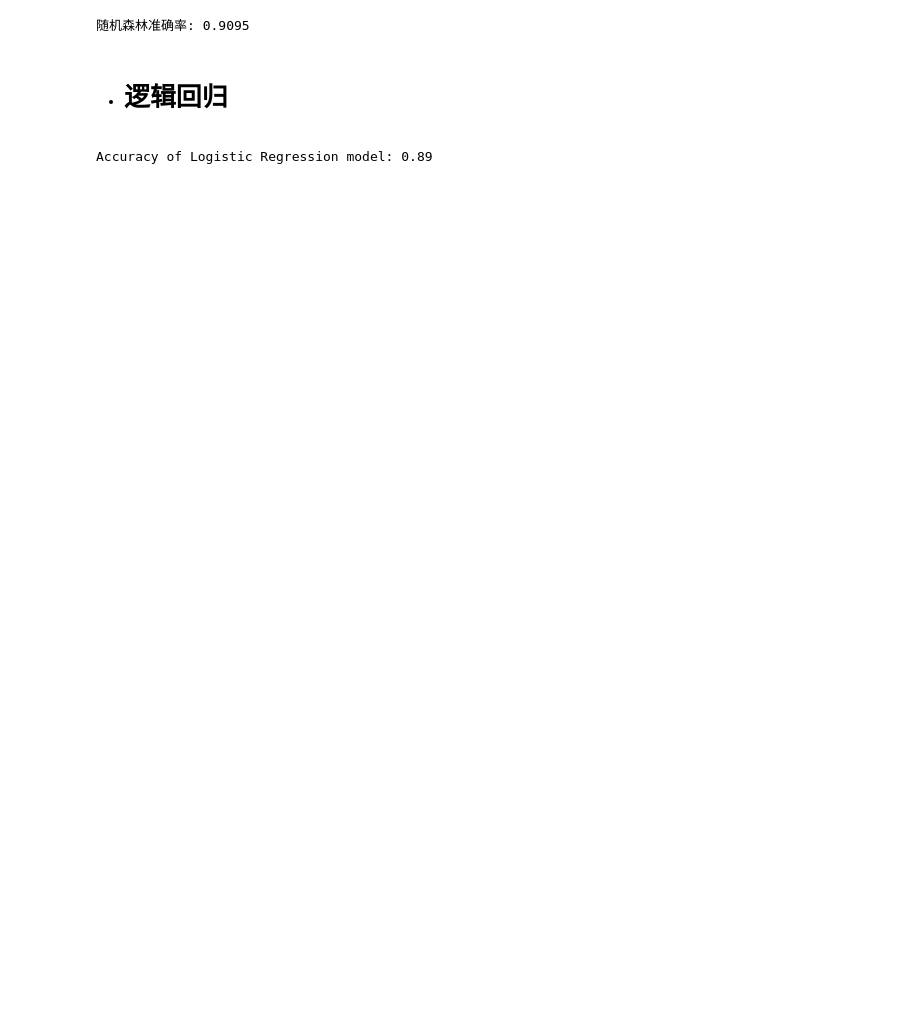
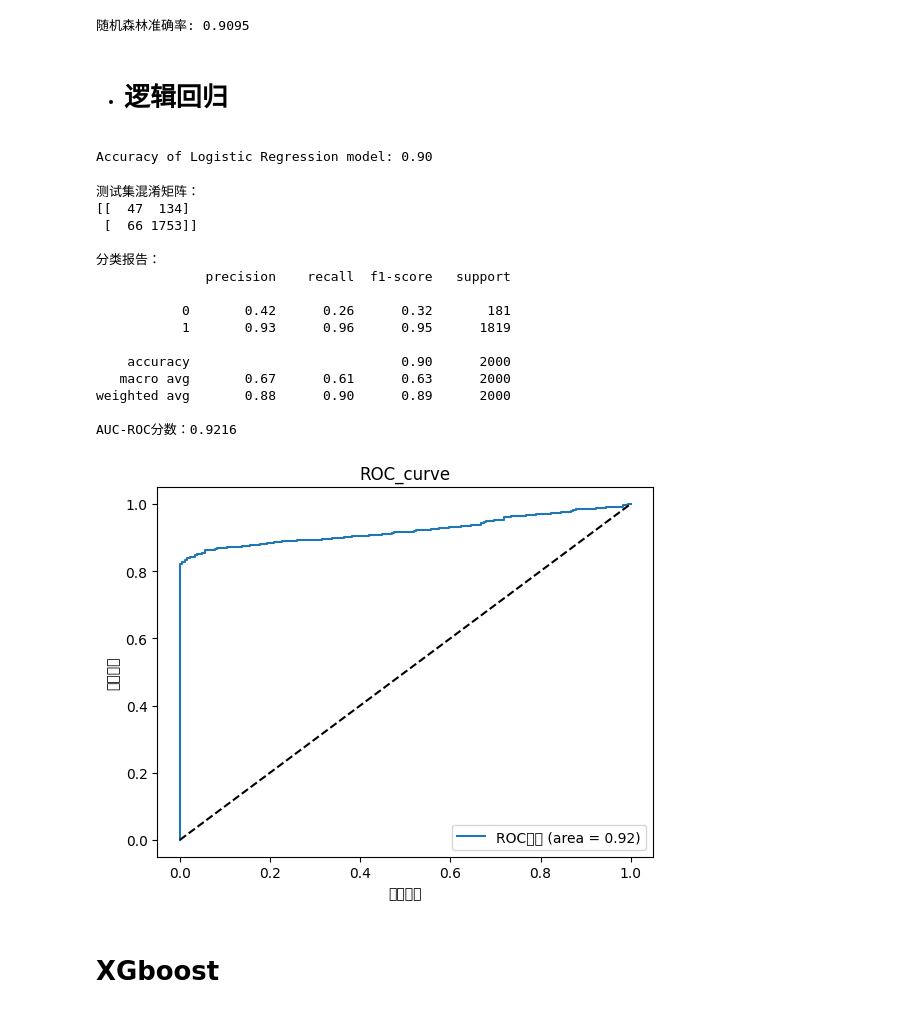
Before and after one commit to fish-eat-no/Diabetes_prediction, a Jupyter notebook: diabetes-prediction.ipynb, the cells around one changed output. Drawn from its saved outputs; the diff is of its cells as text; code cells hidden in the pictures; blank space fills up the shorter version.

Commit message:
Kaggle Notebook | Diabetes_prediction | Version 2

```diff
--- a/diabetes-prediction.ipynb
+++ b/diabetes-prediction.ipynb
@@ -408,7 +445,7 @@ from sklearn.compose import ColumnTransformer
 from sklearn.preprocessing import OneHotEncoder, StandardScaler
 from sklearn.model_selection import train_test_split
 from sklearn.linear_model import LogisticRegression
-from sklearn.metrics import accuracy_score,confusion_matrix,roc_curve,auc
+from sklearn.metrics import accuracy_score,confusion_matrix,roc_curve,auc,classification_report,roc_auc_score
 X = df.drop(['Diabetes', 'Fasting_Blood_Glucose'], axis=1)
 y = df['Diabetes']
 # 划分训练集和测试集
@@ -436,10 +473,64 @@ preprocessor = ColumnTransformer(
 # 应用预处理（仅在训练集使用 fit_transform）
 X_train = preprocessor.fit_transform(X_train)
 X_test = preprocessor.transform(X_test)  # 测试集使用相同转换器
-lr=LogisticRegression(max_iter=1000)
+lr=LogisticRegression(
+    max_iter=1000,
+    random_state=42,
+    penalty='l2',
+    C=1.0,#正则化强度
+
+
+)
 lr.fit(X_train,y_train)
 y_pred=lr.predict(X_test)
 acc=accuracy_score(y_test,y_pred)
 print(f'Accuracy of Logistic Regression model: {acc:.2f}')
 # %% [output]
-Accuracy of Logistic Regression model: 0.89
+Accuracy of Logistic Regression model: 0.90
+# %%
+y_train_pred = lr.predict(X_train)
+y_test_pred = lr.predict(X_test)
+
+# 混淆矩阵
+print("\n测试集混淆矩阵：")
+print(confusion_matrix(y_test, y_test_pred))
+
+# 分类报告
+print("\n分类报告：")
+print(classification_report(y_test, y_test_pred))
+
+# 计算AUC-ROC（适用于二分类）
+if len(y.unique()) == 2:
+    y_prob = lr.predict_proba(X_test)[:, 1]
+    roc_auc = roc_auc_score(y_test, y_prob)
+    print(f"AUC-ROC分数：{roc_auc:.4f}")
+
+    # 绘制ROC曲线
+    fpr, tpr, thresholds = roc_curve(y_test, y_prob)
+    plt.figure()
+    plt.plot(fpr, tpr, label=f'ROC曲线 (area = {roc_auc:.2f})')
+    plt.plot([0, 1], [0, 1], 'k--')
+    plt.xlabel('假阳性率')
+    plt.ylabel('真阳性率')
+    plt.title('ROC_curve')
+    plt.legend(loc="lower right")
+    plt.show()
+# %% [output]
+测试集混淆矩阵：
+[[  47  134]
+ [  66 1753]]
+
+分类报告：
+              precision    recall  f1-score   support
+
+           0       0.42      0.26      0.32       181
+           1       0.93      0.96      0.95      1819
+
+    accuracy                           0.90      2000
+   macro avg       0.67      0.61      0.63      2000
+weighted avg       0.88      0.90      0.89      2000
+
+AUC-ROC分数：0.9216
+[figure, added]
+# %% [markdown]
+# XGboost
```
Also changed, not shown: parts of 12 cells of this notebook.
